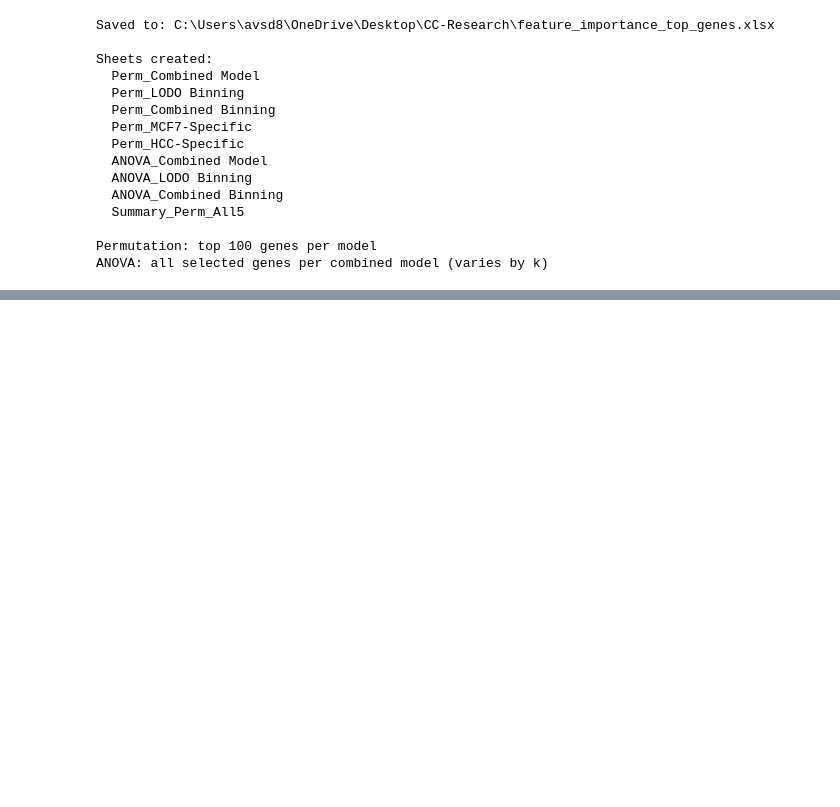
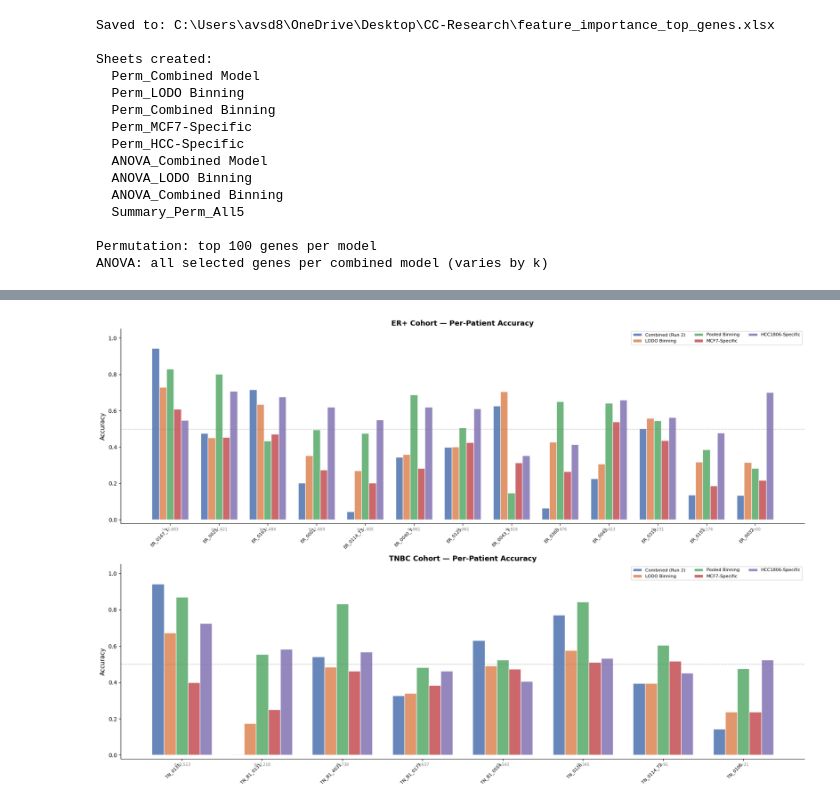
Before and after one commit to ranbirdaefler/CC-Research, a Jupyter notebook: Combined_CellLine_Model.ipynb, the cells around one changed output, grey strips where cells are left out. Drawn from its saved outputs; the diff is of its cells as text; code cells hidden in the pictures; blank space fills up the shorter version.

```diff
--- a/Combined_CellLine_Model.ipynb
+++ b/Combined_CellLine_Model.ipynb
@@ -4341,0 +5105,91 @@ ANOVA: all selected genes per combined model (varies by k)
+# %%
+# =============================================================================
+# E.5  PER-PATIENT PERFORMANCE BREAKDOWN
+# =============================================================================
+
+import pandas as pd
+import numpy as np
+import matplotlib.pyplot as plt
+from sklearn.metrics import accuracy_score
+
+excel_path = r"C:\Users\avsd8\OneDrive\Desktop\CC-Research\external_validation_results.xlsx"
+
+model_sheets = {
+    "Combined (Run 2)": "Combined_Run_2",
+    "LODO Binning": "LODO_Binning",
+    "Pooled Binning": "Pooled_Binning",
+    "MCF7-Specific": "MCF7-Specific",
+    "HCC1806-Specific": "HCC1806-Specific",
+}
+
+model_order = list(model_sheets.keys())
+
+# Load all cell-level predictions
+cell_dfs = {}
+for mname, sheet in model_sheets.items():
+    cell_dfs[mname] = pd.read_excel(excel_path, sheet_name=sheet)
+
+# Compute per-patient accuracy for each model and dataset
+patient_rows = []
+for mname in model_order:
+    df = cell_dfs[mname]
+    for dset in ["ER+", "TNBC"]:
+        sub = df[df["Dataset"] == dset]
+        for grp, grp_df in sub.groupby("Patient_Group"):
+            patient_rows.append({
+                "Model": mname, "Dataset": dset, "Patient": grp,
+                "N_cells": len(grp_df),
+                "Accuracy": accuracy_score(grp_df["True_Label"], grp_df["Predicted_Label"]),
+                "Pct_Hypoxic_True": grp_df["True_Label"].mean(),
+                "Pct_Hypoxic_Pred": grp_df["Predicted_Label"].mean(),
+            })
+df_patient = pd.DataFrame(patient_rows)
+
+# ── Plot: per-patient accuracy, one subplot per dataset ──────────────────────
+fig, axes = plt.subplots(2, 1, figsize=(18, 12))
+
+for ax, dset in zip(axes, ["ER+", "TNBC"]):
+    sub = df_patient[df_patient["Dataset"] == dset]
+    patients = sorted(sub["Patient"].unique(), key=lambda p: sub[sub["Patient"]==p]["N_cells"].values[0], reverse=True)
+    x = np.arange(len(patients))
+    w = 0.15
+    offsets = np.linspace(-w*(len(model_order)-1)/2, w*(len(model_order)-1)/2, len(model_order))
+    colors = ["#4C72B0", "#DD8452", "#55A868", "#C44E52", "#8172B3"]
+
+    for i, mname in enumerate(model_order):
+        vals = [sub.loc[(sub["Patient"]==p) & (sub["Model"]==mname), "Accuracy"].values[0]
+                for p in patients]
+        ax.bar(x + offsets[i], vals, w, label=mname, color=colors[i], edgecolor="white", alpha=0.85)
+
+    # Cell count annotations
+    for j, p in enumerate(patients):
+        n = sub.loc[(sub["Patient"]==p) & (sub["Model"]==model_order[0]), "N_cells"].values[0]
+        ax.text(j, -0.06, f"n={n:,}", ha="center", fontsize=7, color="grey")
+
+    ax.set_xticks(x)
+    ax.set_xticklabels(patients, rotation=45, ha="right", fontsize=8)
+    ax.set_ylabel("Accuracy", fontsize=11)
+    ax.set_title(f"{dset} Cohort — Per-Patient Accuracy", fontsize=13, fontweight="bold")
+    ax.axhline(0.5, color="grey", linestyle="--", linewidth=0.8, alpha=0.6)
+    ax.set_ylim(-0.02, 1.05)
+    ax.legend(fontsize=8, ncol=3, loc="upper right")
+    ax.spines["top"].set_visible(False)
+    ax.spines["right"].set_visible(False)
+
+plt.tight_layout()
+plt.savefig(r"C:\Users\avsd8\OneDrive\Desktop\CC-Research\Figures\ext_val_per_patient.png",
+            dpi=300, bbox_inches="tight")
+plt.show()
+
+# Print summary table: best and worst patients per model
+print("\nPer-patient accuracy range per model:")
+for mname in model_order:
+    sub = df_patient[df_patient["Model"] == mname]
+    for dset in ["ER+", "TNBC"]:
+        ds = sub[sub["Dataset"] == dset]
+        best = ds.loc[ds["Accuracy"].idxmax()]
+        worst = ds.loc[ds["Accuracy"].idxmin()]
+        print(f"  {mname} | {dset}: best={best['Patient']} ({best['Accuracy']:.3f}, n={best['N_cells']}), "
+              f"worst={worst['Patient']} ({worst['Accuracy']:.3f}, n={worst['N_cells']})")
+# %% [output]
+[figure, added]
```
Also changed, not shown: parts of 8 cells of this notebook, 12 other files.
